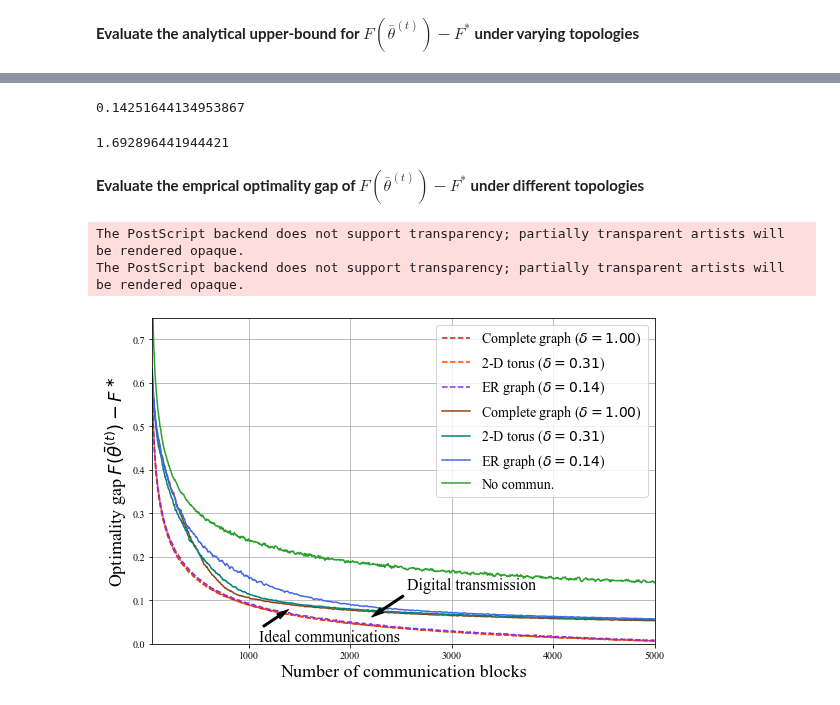
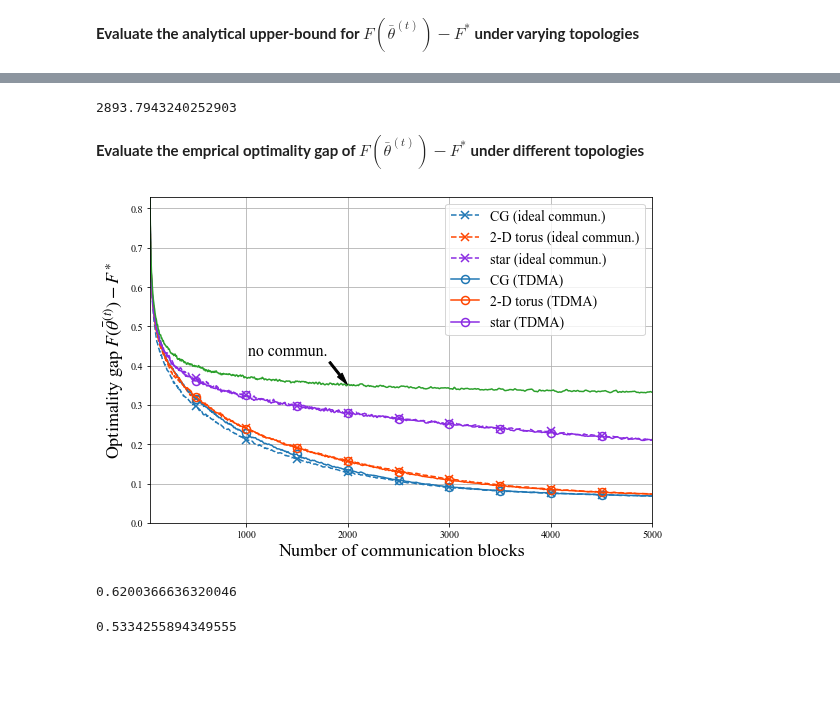
Before and after one commit to Fuzzy-Face/JSAC_FL, a Jupyter notebook: bounds_digital.ipynb, the cells around one changed output, grey strips where cells are left out. Saved outputs shown, nothing was run; the diff lists cells and outputs as text; code cells hidden in the pictures; blank space fills up the shorter version.

```diff
--- a/bounds_digital.ipynb
+++ b/bounds_digital.ipynb
@@ -133,14 +134,14 @@ d_min = 50
 d_max = 200
 rho =  d_min + (d_max - d_min) * np.random.rand(K,1)
 theta = 2 * np.pi * np.random.rand(K,1)
-# D = np.ones((K, K))
-D = np.sqrt(rho ** 2 + rho.T ** 2 - 2 * (rho @ rho.T) * np.cos(theta - theta.T))
-# Fill in D[i,i] some non-zero value to avoid Inf in PL
-for i in range(K):
-    if i:
-        D[i,i] = D[i,i-1]
-    else:
-        D[i,i] = D[i,i+1]
+D = 125 * np.ones((K, K)) # mimic the effect of the same pathloss
+# D = np.sqrt(rho ** 2 + rho.T ** 2 - 2 * (rho @ rho.T) * np.cos(theta - theta.T))
+# # Fill in D[i,i] some non-zero value to avoid Inf in PL
+# for i in range(K):
+#     if i:
+#         D[i,i] = D[i,i-1]
+#     else:
+#         D[i,i] = D[i,i+1]
 A0 = 10 ** (-3.35)
 d0 = 1
 gamma = 3.76
@@ -660,11 +796,7 @@ og3[99]
-# %%
-delta
-# %% [output]
-0.14251644134953867
-# %%
-beta
-# %% [output]
-1.692896441944421
+# %%
+ogLocal[49]
+# %% [output]
+2893.7943240252903
 # %% [markdown]
 **Evaluate the emprical optimality gap of $F({\bar{\theta}}^{(t)}) - F^\ast$ under different topologies**
 # %%
@@ -703,38 +835,44 @@ losseses = np.array(losseses) - opt
 df8 = pd.DataFrame(losseses[0], columns = ['Device_{}'.format(i + 1) for i in range(K)] )
 # %%
 plt.rc('font', family='Times New Roman')
+mpl.rcParams["mathtext.fontset"] = 'stix'
 fig, ax = plt.subplots(figsize = (9.0,6.0))
-df1.rolling(window = 10).mean().mean(axis = 1).plot(style = '--', color = 'firebrick', label = r'Complete graph ($\delta=1.00$)')
-df2.rolling(window = 10).mean().mean(axis = 1).plot(style = '--', color = 'orangered', label = r'2-D torus ($\delta=0.31$)')
-df3.rolling(window = 10).mean().mean(axis = 1).plot(style = '--', color = 'blueviolet', label = r'ER graph ($\delta=0.14$)')
-df4.rolling(window = 30).mean().mean(axis = 1).plot(color = 'saddlebrown', label = r'Complete graph ($\delta=1.00$)')
-df5.rolling(window = 30).mean().mean(axis = 1).plot(color = 'teal', label = r'2-D torus ($\delta=0.31$)')
-df6.rolling(window = 30).mean().mean(axis = 1).plot(color = 'royalblue', label = r'ER graph ($\delta=0.14$)')
-# df7.rolling(window = 10).mean().mean(axis = 1).plot(style = '--', color = 'blueviolet', label = 'Ideal commun.')
-df8.rolling(window = 30).mean().mean(axis = 1).plot(color = 'tab:green', label = 'No commun.')
-
+df1.rolling(window = 49).mean().mean(axis = 1).plot(style = '--', marker = 'x', fillstyle = 'none', ms = 8, mew = 1.5, markevery = 500, label = r'CG (ideal commun.)')
+df2.rolling(window = 49).mean().mean(axis = 1).plot(style = '--', color = 'orangered', marker = 'x', fillstyle = 'none', ms = 8, mew = 1.5, markevery = 500, label = r'2-D torus (ideal commun.)')
+df3.rolling(window = 49).mean().mean(axis = 1).plot(style = '--', color = 'blueviolet', marker = 'x', fillstyle = 'none', ms = 8, mew = 1.5, markevery = 500, label = r'star (ideal commun.)')
+df4.rolling(window = 49).mean().mean(axis = 1).plot(color = 'C0', marker = 'o', fillstyle = 'none', ms = 8, mew = 1.5, markevery = 500, label = r'CG (TDMA)')
+df5.rolling(window = 49).mean().mean(axis = 1).plot(color = 'orangered', marker = 'o', fillstyle = 'none', ms = 8, mew = 1.5, markevery = 500, label = r'2-D torus (TDMA)')
+df6.rolling(window = 49).mean().mean(axis = 1).plot(color = 'blueviolet', marker = 'o', fillstyle = 'none', ms = 8, mew = 1.5, markevery = 500, label = r'star (TDMA)')
+# df7.rolling(window = 10).mean().mean(axis = 1).plot(color = 'saddlebrown', label = 'Ideal commun.')
+df8.rolling(window = 49).mean().mean(axis = 1).plot(color = 'tab:green', label = '')
 plt.xlabel(r'Number of communication blocks', fontsize = 18)
 plt.ylabel(r'Optimality gap $F(\bar{\theta}^{(t)})-F^\ast$', fontsize = 18)
 # plt.title(r'ER graph with $p = 0.2$ and $\barP = -57$dBm', fontsize = 14)
 plt.xlim((50, 5000))
-plt.ylim((0, 0.75))
+plt.ylim((0, 0.83))
 plt.grid()
 
 # Place legend for individual curves
 plt.legend(loc = 'upper right', fontsize = 14)
 # Place marks using annotation
-_ = ax.annotate(r'Ideal communications',
-            xy = (1400, .08), xycoords = 'data',
-            xytext = (-30, -32), textcoords = 'offset points', fontsize = 16,
+_ = ax.annotate(r'no commun.',
+            xy = (2000, .35), xycoords = 'data',
+            xytext = (-100, 30), textcoords = 'offset points', fontsize = 16,
             arrowprops=dict(facecolor = 'black', width = 2, headwidth = 6, shrink = 0.03))
-_ = ax.annotate(r'Digital transmission',
-            xy = (2200, .06), xycoords = 'data',
-            xytext = (36, 28), textcoords = 'offset points', fontsize = 16,
-            arrowprops=dict(facecolor = 'black', width = 2, headwidth = 6, shrink = 0.03))
+# _ = ax.annotate(r'Digital transmission',
+#             xy = (2200, .06), xycoords = 'data',
+#             xytext = (36, 28), textcoords = 'offset points', fontsize = 16,
+#             arrowprops=dict(facecolor = 'black', width = 2, headwidth = 6, shrink = 0.03))
 
 # _ = plt.savefig('C:/Users/Helen/Documents/visiting_research@KCL/D2D_DSGD/XXX20-FL_over_D2D/eps/dig_og_vs_topology.eps',format='eps', dpi=600)
 plt.show()
 # %% [output]
-The PostScript backend does not support transparency; partially transparent artists will be rendered opaque.
-The PostScript backend does not support transparency; partially transparent artists will be rendered opaque.
-[figure, old version]
+[figure, new version]
+# %%
+df3.rolling(window = 49).mean().mean(axis = 1).min() + opt
+# %% [output]
+0.6200366636320046
+# %%
+df8.rolling(window = 49).mean().mean(axis = 1)[99]
+# %% [output]
+0.5334255894349555
```
Also changed, not shown: parts of 14 cells of this notebook, 3 other files.
